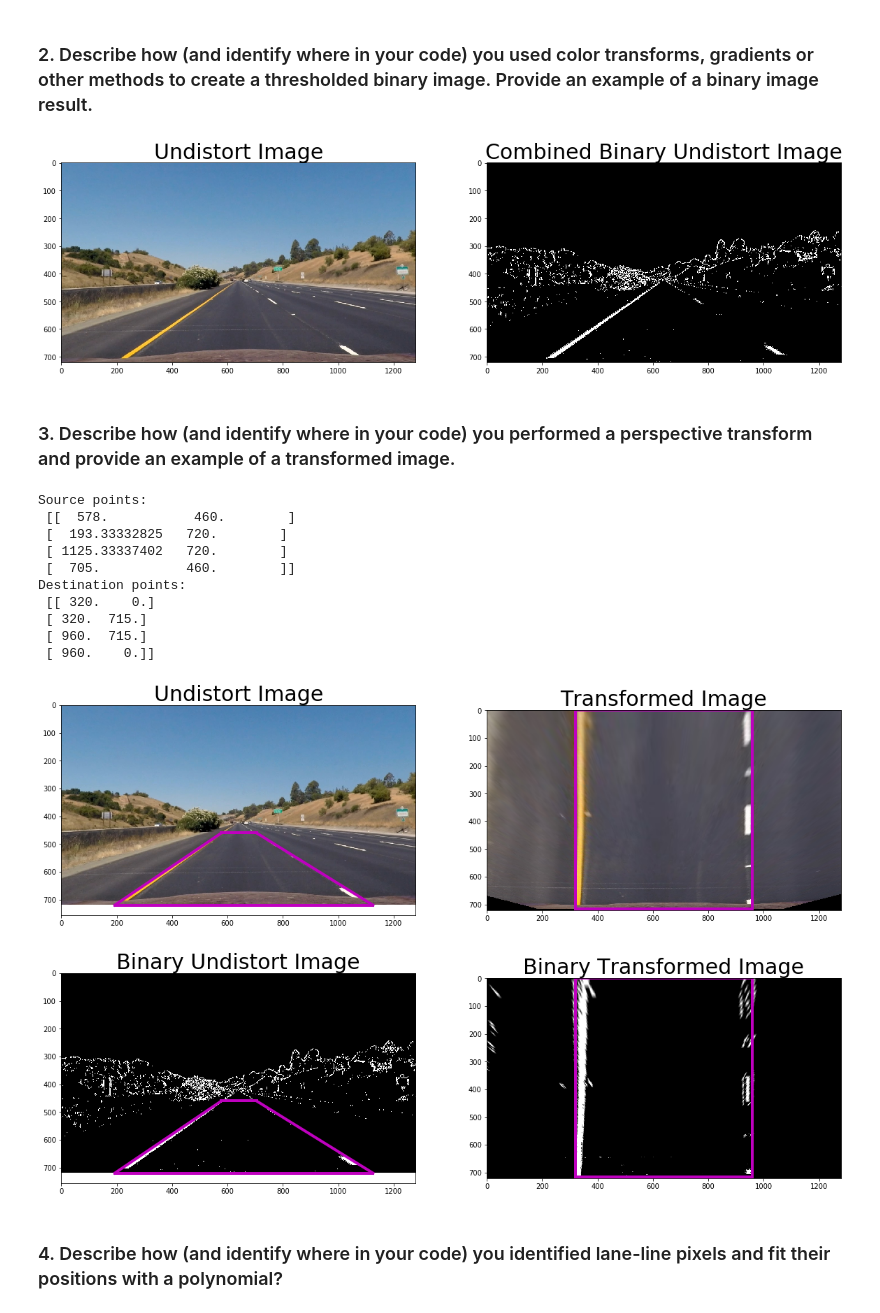
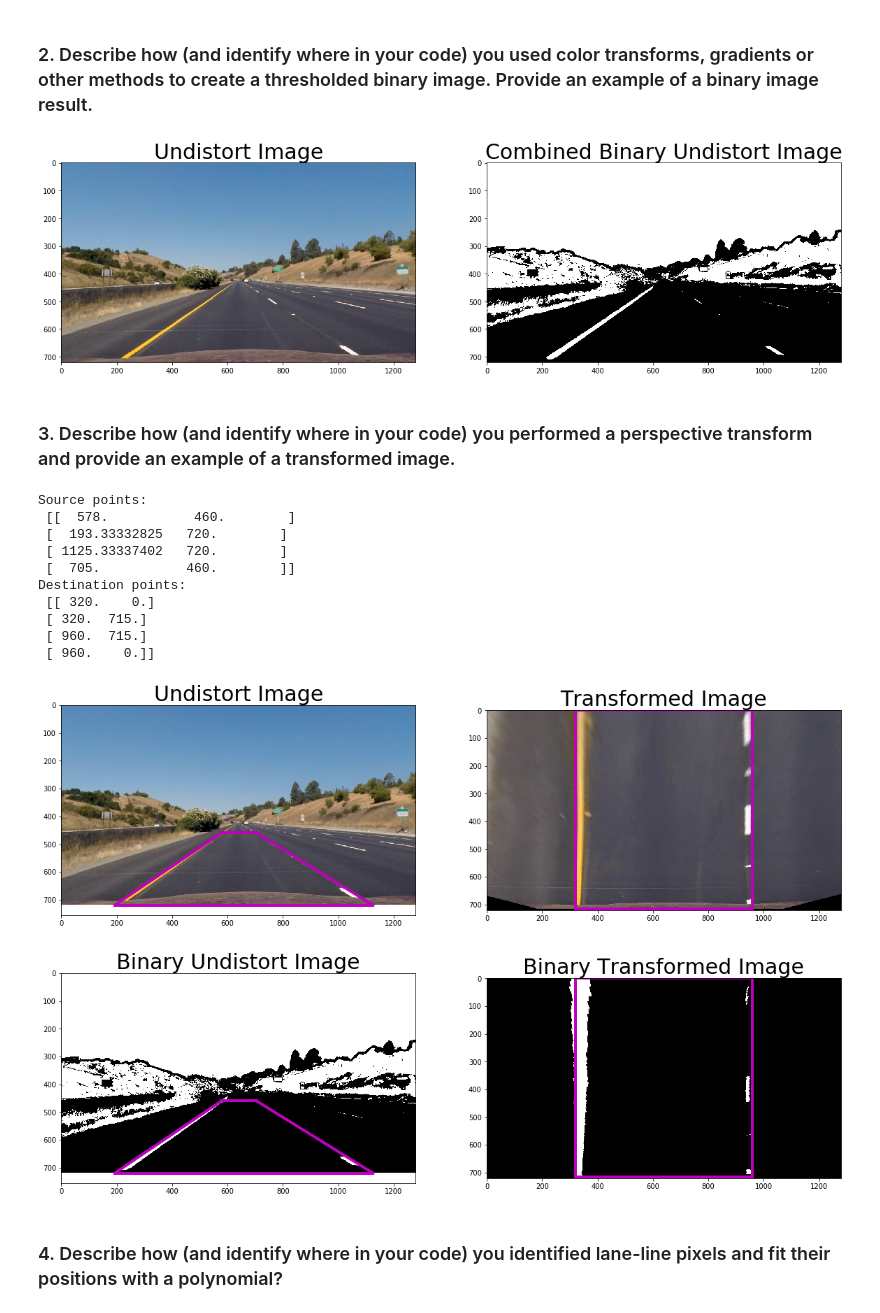
Before and after one commit to RuiyeNi/CarND-Term1-Project4-Advanced-Lane-Finding, a Jupyter notebook: T1P4.ipynb, the cells around one changed output. Cells and saved outputs as stored; diff of their text form; code cells hidden in the pictures.

```diff
--- a/T1P4.ipynb
+++ b/T1P4.ipynb
@@ -117,6 +116,20 @@ plt.show()
 ## Single image (pipeline)
 # %% [markdown]
 ### An example of distortion-corrected image.
+# %%
+#importing some useful packages
+import matplotlib.pyplot as plt
+import matplotlib.image as mpimg
+import numpy as np
+import cv2
+import glob
+import re
+import pickle
+%matplotlib inline
+
+with open('wide_dist_pickle.p', 'rb') as fp:
+    dist_pickle = pickle.load(fp)
+mtx, dst = dist_pickle['mtx'], dist_pickle['dist']
 # %%
 # Testing undistortion on an image
 #img = cv2.imread('test_images/test5.jpg')
@@ -240,41 +253,61 @@ def color_threshold(img, thresh=(170, 255)):
     # Apply the following steps to img
     # 1) Convert to HLS: hue, lightness, saturation
     hls = cv2.cvtColor(img, cv2.COLOR_RGB2HLS)
-    s_channel = hls[:,:,2]
+    l_channel = hls[:,:,1]  #lightness
+    s_channel = hls[:,:,2]  #saturation
 
     # 2) Create a binary mask where color channel thresholds are met
     binary_output = np.zeros_like(s_channel)
 
     # 3) Reuturn this mask as your binary_output image
-    binary_output[(s_channel >= thresh[0]) & (s_channel <= thresh[1])] = 1
+    binary_output[(s_channel >= thresh[0]) & (s_channel <= thresh[1]) &(l_channel>=10)] = 1
 
     return binary_output
 # %%
 # test one image
 image = undst_img
 
 # Choose a Sobel kernel size
 ksize = 3 # Choose a larger odd number to smooth gradient measurements
 
 # Apply each of the thresholding functions
-gradx = abs_sobel_thresh(image, orient='x', sobel_kernel=ksize, thresh=(20, 100))
-grady = abs_sobel_thresh(image, orient='y', sobel_kernel=ksize, thresh=(20, 100))
-mag_binary = mag_thresh(image, sobel_kernel=ksize, mag_thresh=(30, 100))
-dir_binary = dir_threshold(image, sobel_kernel=ksize, thresh=(0, np.pi/4))
-color_binary = color_threshold(image, thresh=(160, 255))
+#gradx = abs_sobel_thresh(image, orient='x', sobel_kernel=ksize, thresh=(70, 100))
+#grady = abs_sobel_thresh(image, orient='y', sobel_kernel=ksize, thresh=(20, 100))
+#mag_binary = mag_thresh(image, sobel_kernel=ksize, mag_thresh=(30, 100))
+#dir_binary = dir_threshold(image, sobel_kernel=ksize, thresh=(0, np.pi/4))
+color_binary = color_threshold(image, thresh=(60, 255))
+combined = color_binary
+#combined = np.zeros_like(dir_binary)
+#combined[(((gradx == 1) & (grady == 1)) | ((mag_binary == 1) & (dir_binary == 1))) | (color_binary == 1)] = 1
 
-combined = np.zeros_like(dir_binary)
-combined[(((gradx == 1) & (grady == 1)) | ((mag_binary == 1) & (dir_binary == 1))) | (color_binary == 1)] = 1
+#combined2 = np.zeros_like(dir_binary)
+#combined2[(gradx == 1)|(color_binary == 1)] = 1
+
+#combined = color_binary
+#combined = combined2
 
 # Visualize undistortion
 f, (ax1, ax2) = plt.subplots(1, 2, figsize=(20,10))
 ax1.imshow(image)
 ax1.set_title('Undistort Image', fontsize=30)
 ax2.imshow(combined, cmap='gray')
 ax2.set_title('Combined Binary Undistort Image', fontsize=30)
 plt.show()
+
+
+#f2, (ax3, ax4) = plt.subplots(1,2, figsize =(20, 10))
+#ax3.imshow(color_binary)
+#ax3.set_title('Color binary')
+#ax4.imshow(mag_binary)
+#ax4.set_title('mag binary')
+
+#f3, (ax5, ax6) = plt.subplots(1,2, figsize=(20, 10))
+#ax5.imshow(gradx)
+#ax5.set_title('gradx',fontsize=30)
+
+#ax6.imshow(combined2, cmap='gray')
 # %% [output]
-[figure, old version]
+[figure, new version]
 # %% [markdown]
 ### 3. Describe how (and identify where in your code) you performed a perspective transform and provide an example of a transformed image.
 # %%
@@ -358,7 +391,7 @@ Destination points:
  [ 960.  715.]
  [ 960.    0.]]
 [figure]
-[figure, old version]
+[figure, new version]
 # %% [markdown]
 ### 4. Describe how (and identify where in your code) you identified lane-line pixels and fit their positions with a polynomial?
 # %%
```
Also changed, not shown: parts of 8 cells of this notebook, 9 other files.
